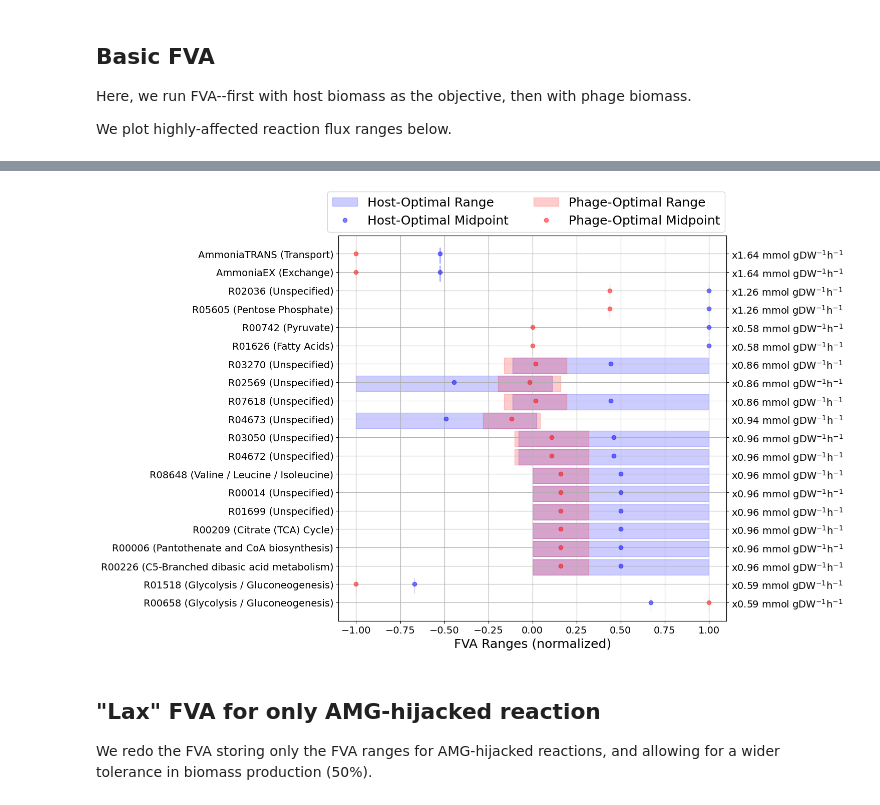
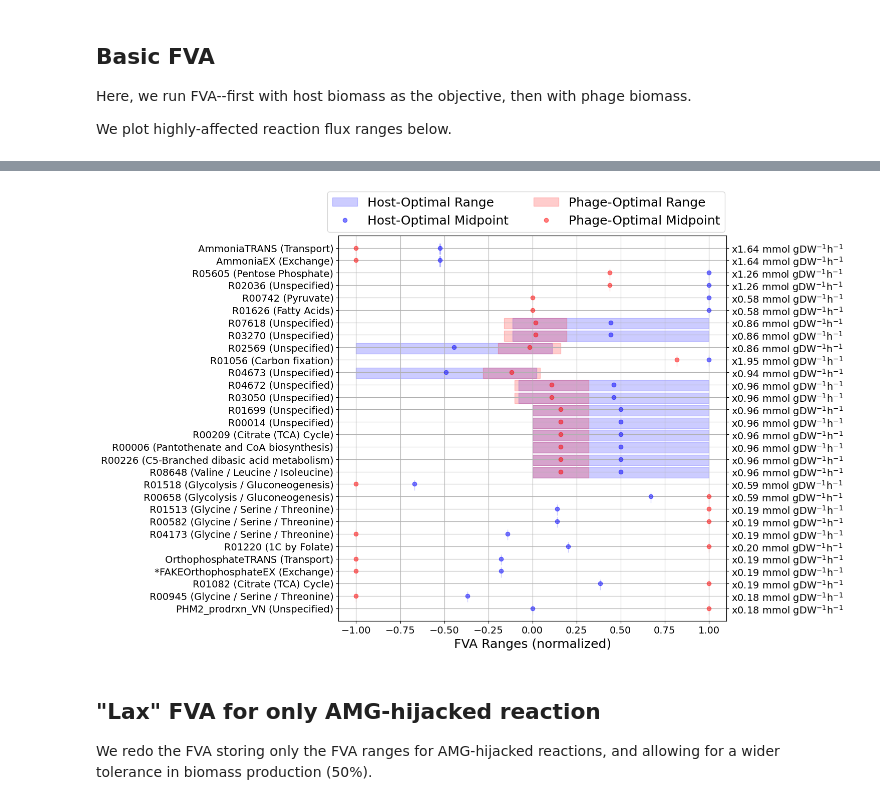
Before and after one commit to NWBRaVE/p-hm2-amgs-in-med4, a Jupyter notebook: phage_biomass_impact.ipynb, the cells around one changed output, grey strips where cells are left out. Drawn from its saved outputs; the diff is of its cells as text; code cells hidden in the pictures.

```diff
--- a/phage_biomass_impact.ipynb
+++ b/phage_biomass_impact.ipynb
@@ -51,26 +51,26 @@ PHM2_prodrxn_VN  0.183896  0.183896
 # %%
 fig, ax = plt.subplots(1, 1, figsize=(10, 10))
 plot_impact_graph(
-    ax, model, fva_healthy, fva_phm2_no_amg, amgs, manual_relabels, cut=0.2
+    ax, model, fva_healthy, fva_phm2_no_amg, amgs, manual_relabels, cut=0.16
 )
 ax.tick_params(labelsize=14)
 ax.xaxis.label.set_size(18)
 fig.axes[1].tick_params(labelsize=14)
 fig.legend(
     [
         "Host-Optimal Range",
         "Host-Optimal Midpoint",
         "Phage-Optimal Range",
         "Phage-Optimal Midpoint",
     ],
     ncols=2,
     loc="upper center",
     fontsize=18,
     bbox_to_anchor=(0.5, 0.98),
 )
 plt.show()
 # %% [output]
-[figure, old version]
+[figure, new version]
 # %% [markdown]
 ## "Lax" FVA for only AMG-hijacked reaction
 
```
Also changed, not shown: parts of 1 cell of this notebook, 1 other file.
